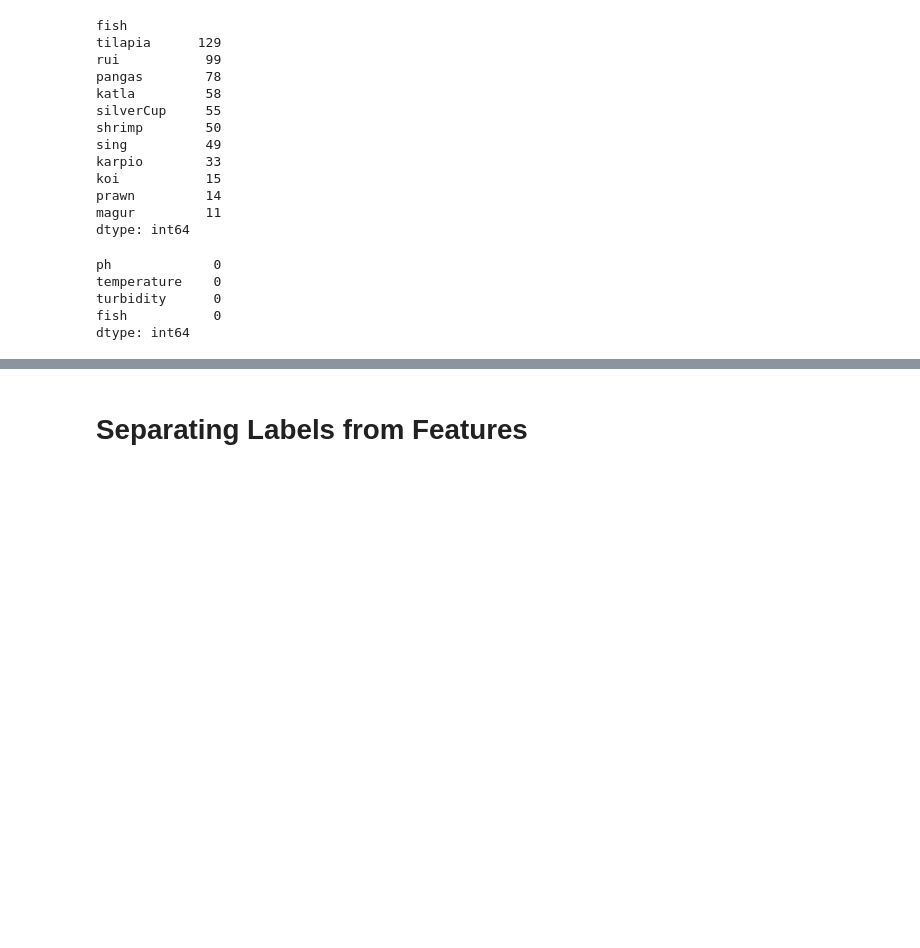
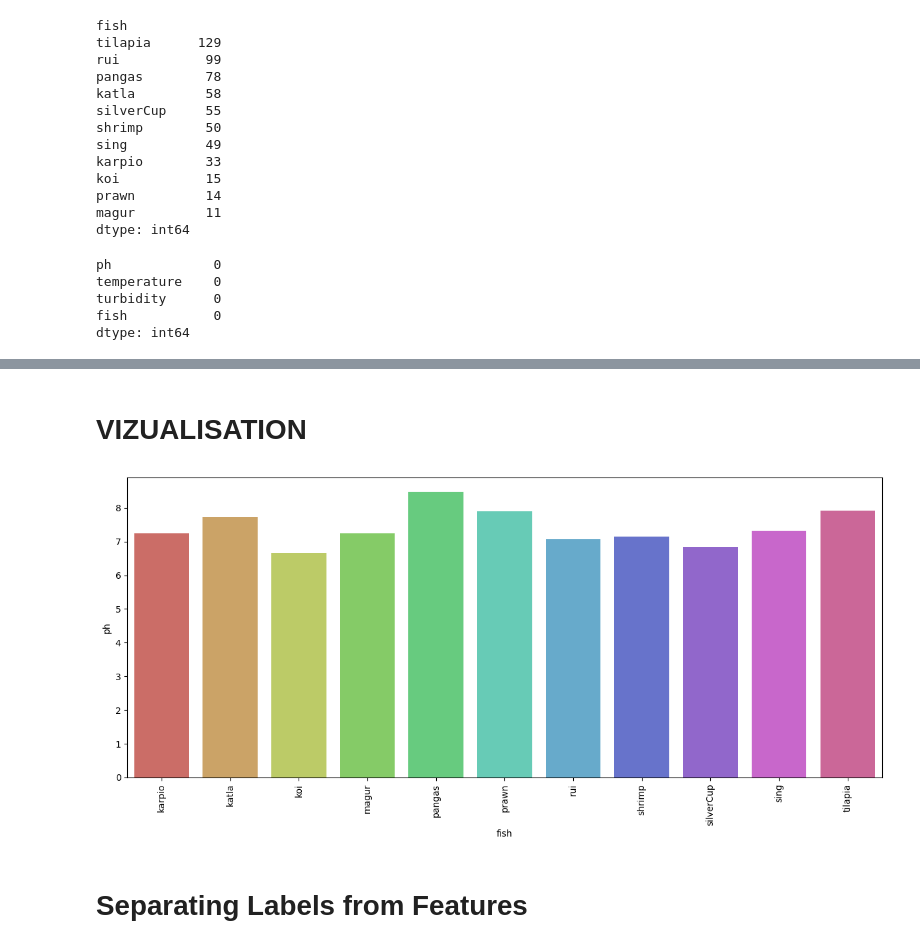
Before and after one commit to Winfry/AQUAFISHERIES, a Jupyter notebook: aqua.ipynb, the cells around one changed output, grey strips where cells are left out. Saved outputs shown, nothing was run; the diff lists cells and outputs as text; code cells hidden in the pictures; blank space fills up the shorter version.

```diff
--- a/aqua.ipynb
+++ b/aqua.ipynb
@@ -64,0 +99,3 @@ dtype: int64
+# %%
+fish_summary = pd.pivot_table(df, index=['fish'], aggfunc='mean')
+fish_summary
@@ -65,3 +116,16 @@ dtype: int64
+# %% [markdown]
+# VIZUALISATION
+# %%
+fish_summary_new = fish_summary.reset_index()
+fish_summary_new
+
+
+plt.figure(figsize=(15,6))
+sns.barplot(y = 'ph', x = 'fish', data=fish_summary_new, palette = 'hls')
+plt.xticks(rotation = 90)
+plt.show()
+# %% [output]
+[figure, added]
 # %% [markdown]
 # Separating Labels from Features
 # %%
```
Also changed, not shown: parts of 11 cells of this notebook, 4 other files.
